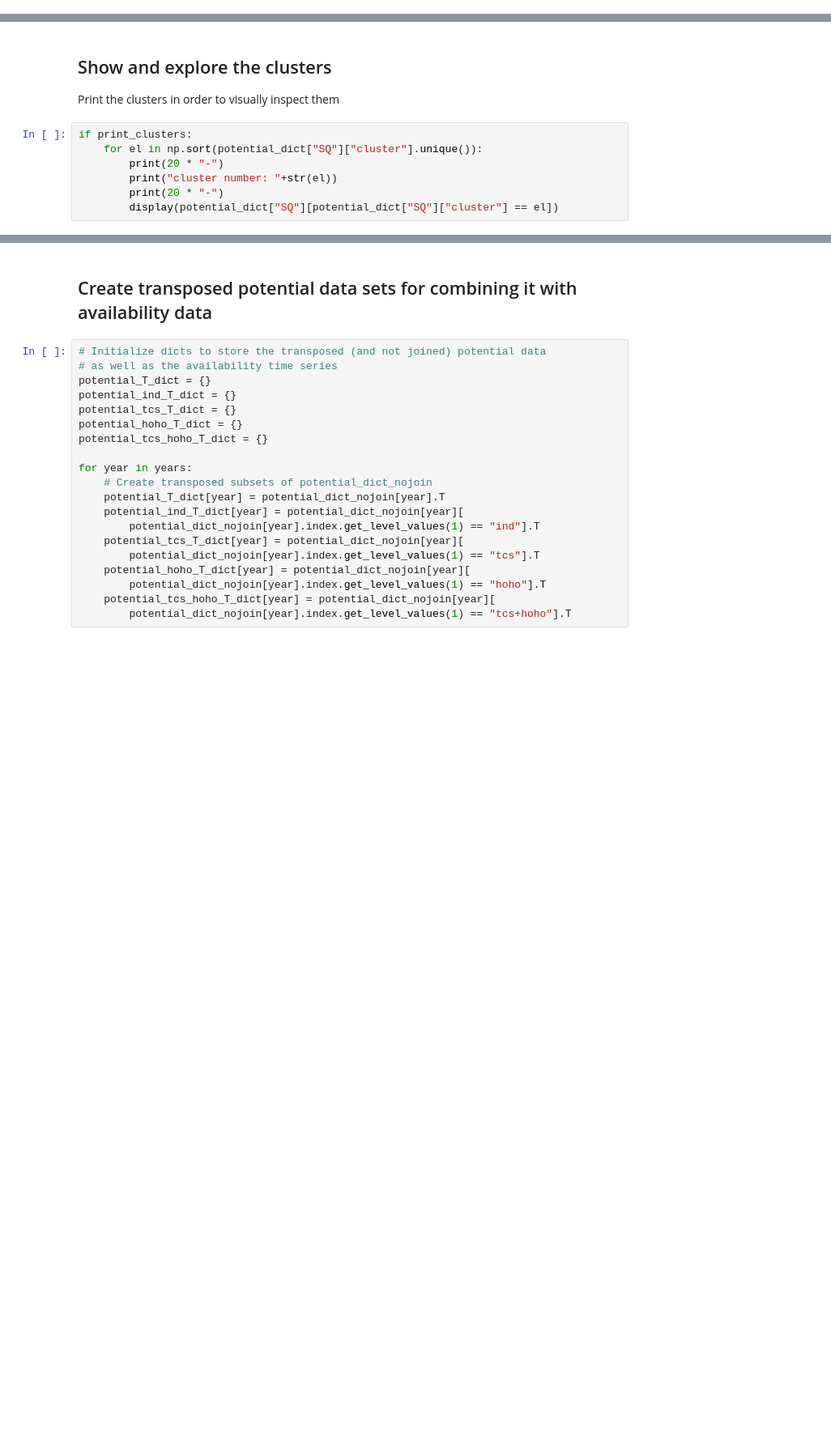
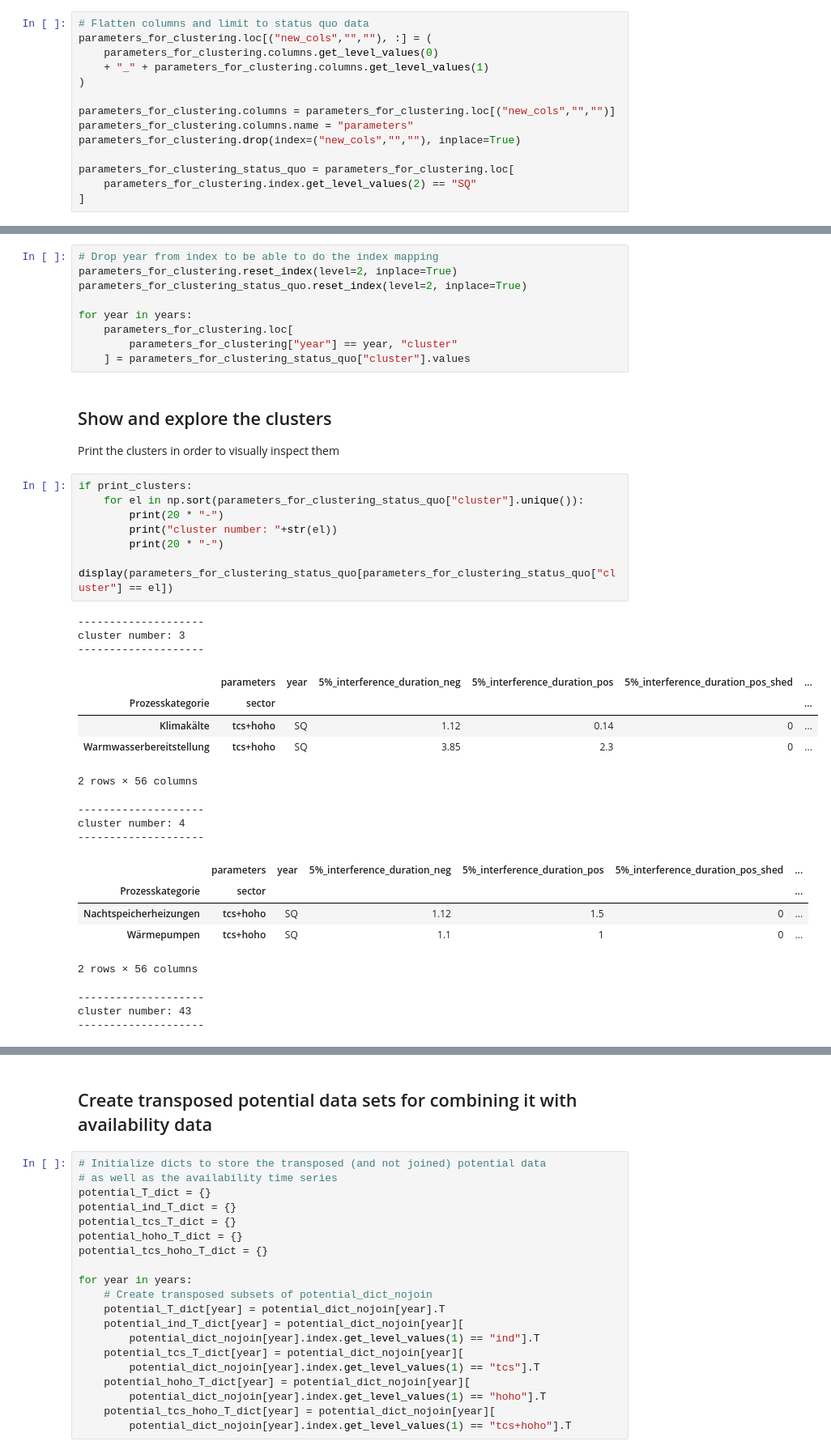
Before and after one commit to jokochems/DR_Potentials, a Jupyter notebook: DR_potential_clustering.ipynb, the cells around one changed output, grey strips where cells are left out. Shown at 81% size. Drawn from its saved outputs; the diff is of its cells as text; blank space fills up the shorter version.

Commit message:
Adjust clustering itself

```diff
--- a/DR_potential_clustering.ipynb
+++ b/DR_potential_clustering.ipynb
@@ -1005,3 +881,17 @@ potential_dict["SQ"]
+# %%
+# Flatten columns and limit to status quo data
+parameters_for_clustering.loc[("new_cols","",""), :] = (
+    parameters_for_clustering.columns.get_level_values(0)
+    + "_" + parameters_for_clustering.columns.get_level_values(1)
+)
+
+parameters_for_clustering.columns = parameters_for_clustering.loc[("new_cols","","")]
+parameters_for_clustering.columns.name = "parameters"
+parameters_for_clustering.drop(index=("new_cols","",""), inplace=True)
+
+parameters_for_clustering_status_quo = parameters_for_clustering.loc[
+    parameters_for_clustering.index.get_level_values(2) == "SQ"
+]
 # %% [markdown]
 # Cluster data
 * Do a clustering using K-Means and the cluster parameters defined in the above parameter settings (alternative: agglomerative clustering using ward linkage).
@@ -1135,10 +982,39 @@ potential_dict["SQ"].head()
+# %%
+# Drop year from index to be able to do the index mapping
+parameters_for_clustering.reset_index(level=2, inplace=True)
+parameters_for_clustering_status_quo.reset_index(level=2, inplace=True)
+
+for year in years:
+    parameters_for_clustering.loc[
+        parameters_for_clustering["year"] == year, "cluster"
+    ] = parameters_for_clustering_status_quo["cluster"].values
 # %% [markdown]
 ## Show and explore the clusters
 Print the clusters in order to visually inspect them
 # %%
 if print_clusters:
-    for el in np.sort(potential_dict["SQ"]["cluster"].unique()):
+    for el in np.sort(parameters_for_clustering_status_quo["cluster"].unique()):
         print(20 * "-")
         print("cluster number: "+str(el))
         print(20 * "-")
-        display(potential_dict["SQ"][potential_dict["SQ"]["cluster"] == el])
+        display(parameters_for_clustering_status_quo[parameters_for_clustering_status_quo["cluster"] == el])
+# %% [output]
+--------------------
+cluster number: 3
+--------------------
+|  | parameters | year | 5%_interference_duration_neg | 5%_interference_duration_pos | 5%_interference_duration_pos_shed | ... |
+| Prozesskategorie | sector |  |  |  |  | ... |
+| Klimakälte | tcs+hoho | SQ | 1.12 | 0.14 | 0 | ... |
+| Warmwasserbereitstellung | tcs+hoho | SQ | 3.85 | 2.3 | 0 | ... |
+2 rows × 56 columns
+--------------------
+cluster number: 4
+--------------------
+|  | parameters | year | 5%_interference_duration_neg | 5%_interference_duration_pos | 5%_interference_duration_pos_shed | ... |
+| Prozesskategorie | sector |  |  |  |  | ... |
+| Nachtspeicherheizungen | tcs+hoho | SQ | 1.12 | 1.5 | 0 | ... |
+| Wärmepumpen | tcs+hoho | SQ | 1.1 | 1 | 0 | ... |
+2 rows × 56 columns
+--------------------
+cluster number: 43
+--------------------
```
Also changed, not shown: parts of 27 cells of this notebook.
